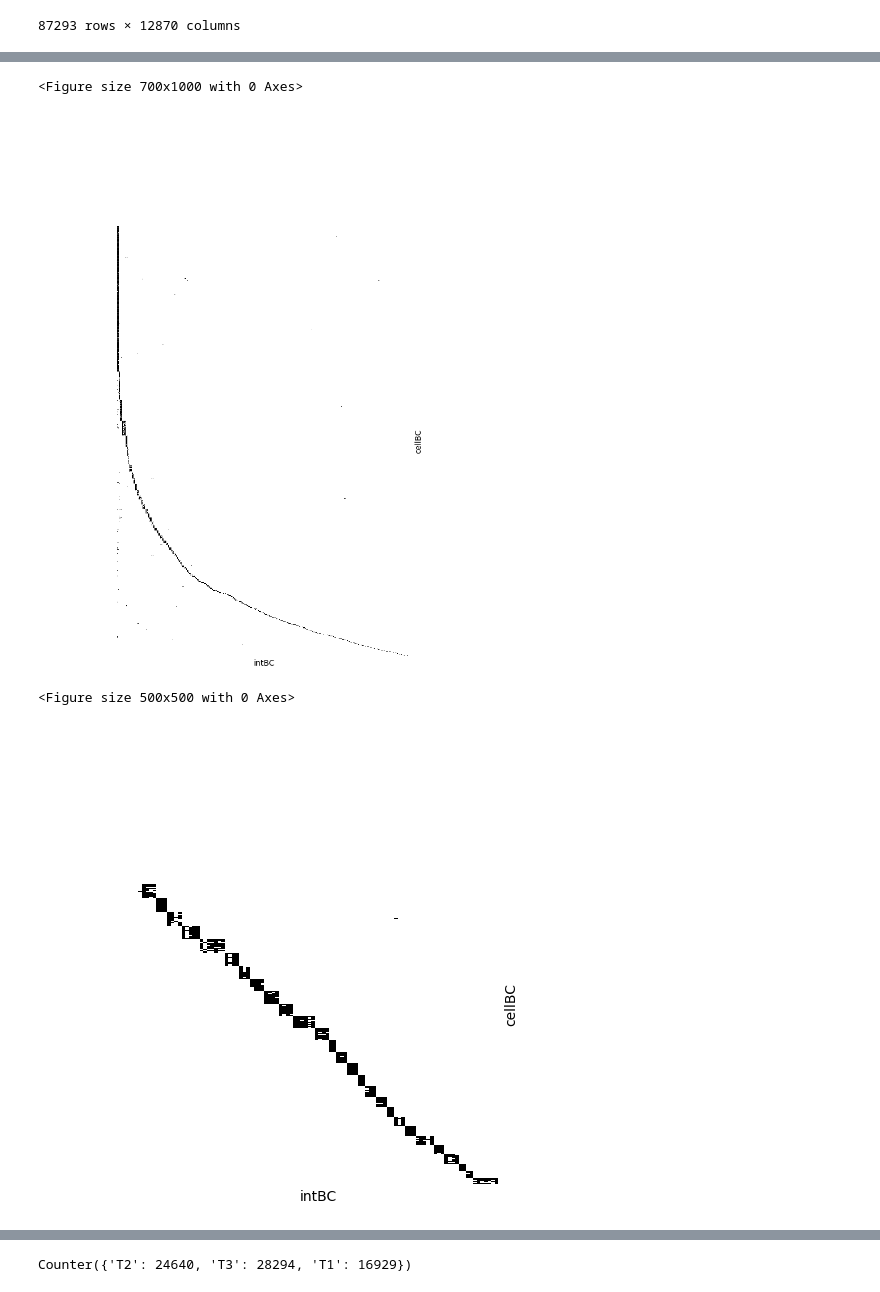
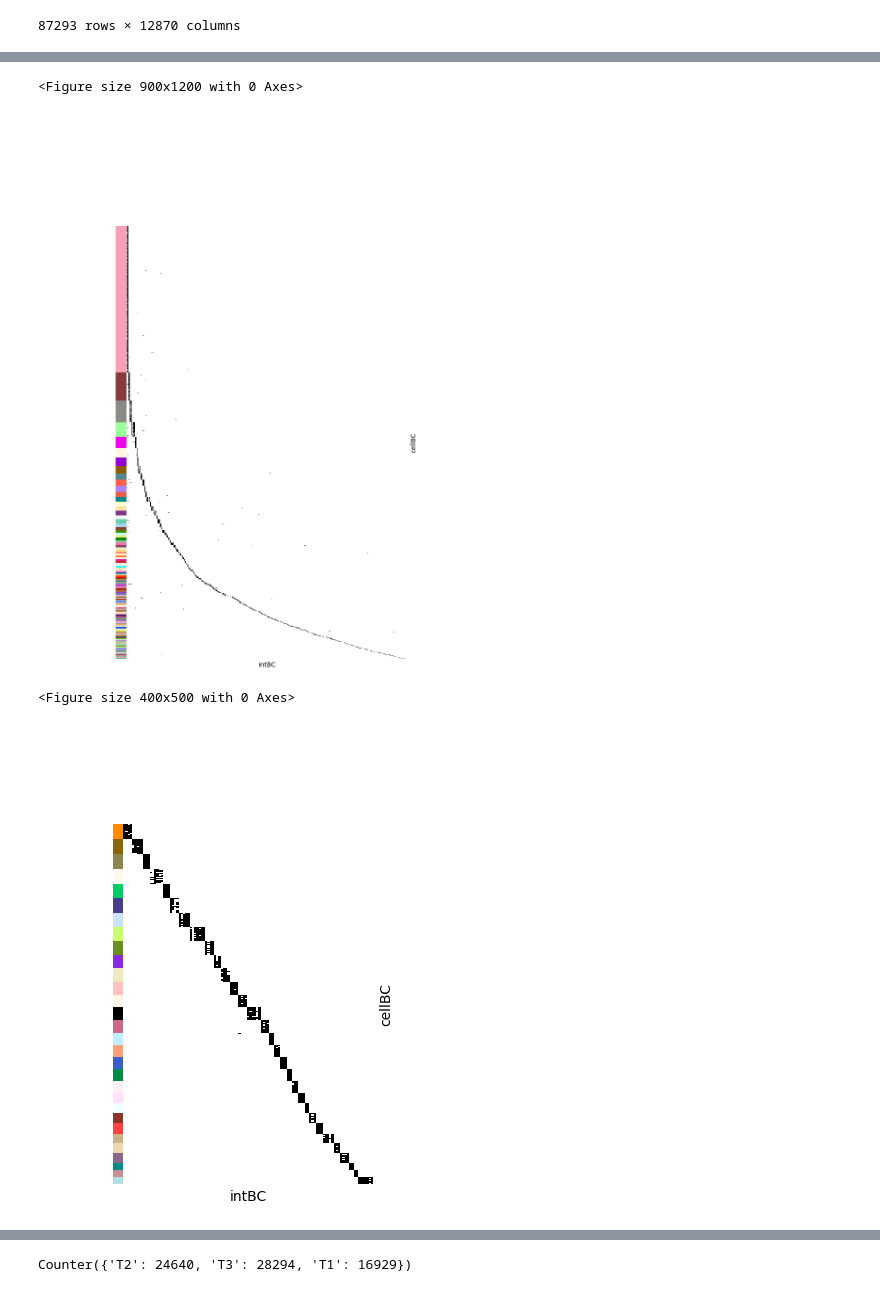
Before and after one commit to liangzhenhou/eTRACER, a Jupyter notebook: LineageTracing/scRNA/step02_clone_detection_and_plot_clonal_dynamics.ipynb, the cells around one changed output, grey strips where cells are left out. Cells and saved outputs as stored; diff of their text form; code cells hidden in the pictures.

```diff
--- a/LineageTracing/scRNA/step02_clone_detection_and_plot_clonal_dynamics.ipynb
+++ b/LineageTracing/scRNA/step02_clone_detection_and_plot_clonal_dynamics.ipynb
@@ -843,0 +880,5 @@ plt.show()
+# %%
+new_lineageGrp = pd.read_csv('/syn1/liangzhen/jinhua_jilab_project/result/DNA_Amplicon/new_lineageGrp.csv')
+new_lineageGrp.index = [ 'C' + str(old_lineageGrp) for old_lineageGrp in new_lineageGrp['old_lineageGrp']]
+new_lineageGrp['new_lineageGrp'] = [ 'C'+ str(new_lineageGrp) for new_lineageGrp in new_lineageGrp['new_lineageGrp']]
+new_lineageGrp
@@ -843,0 +899,3 @@ plt.show()
+# %%
+piv_assigned['lineageGrp'] = [ 'C'+str(lineageGrp) for lineageGrp in piv_assigned['lineageGrp']]
+piv_assigned
@@ -843,0 +917,3 @@ plt.show()
+# %%
+piv_assigned['lineageGrp'] = new_lineageGrp.loc[piv_assigned['lineageGrp'],'new_lineageGrp'].to_list()
+piv_assigned
@@ -844,27 +935,34 @@ plt.show()
 # %%
+color_df = pd.read_csv("/syn1/liangzhen/jinhua_jilab_project/result/DNA_Amplicon/color_lineage_dict.new.csv",sep=',',header=0)
+color_dict = dict(zip(list(color_df.iloc[:,0].astype('str')), list(color_df.iloc[:,1])))
+data_colors = [color_dict[str(lineageGrp)] for lineageGrp in  piv_assigned['lineageGrp']]
+
 piv_assigned_sub = piv_assigned.iloc[:,0:piv_assigned.shape[1]-1]
 piv_assigned_sub[piv_assigned_sub > 0] = 1
 piv_assigned_sub = piv_assigned_sub.loc[:,intBCs_final]
 
 plt.rcParams['pdf.fonttype'] = 42
-plt.gcf().set_size_inches(7, 10)
-ax = sns.clustermap(piv_assigned_sub, cmap='binary',figsize=(7, 10),row_cluster=False,col_cluster=False,yticklabels=False,xticklabels=False)#yticklabels=False,xticklabels=False,,cbar=False,figsize=(7, 7)
+plt.gcf().set_size_inches(9, 12)
+ax = sns.clustermap(piv_assigned_sub, cmap='binary',figsize=(9, 12),row_cluster=False,col_cluster=False,yticklabels=False,xticklabels=False,row_colors=data_colors)
 ax.cax.set_visible(False)
+ax.fig.subplots_adjust(left=0.1)
 plt.savefig('/syn1/liangzhen/jinhua_jilab_project/result/Figures/Figure2.sup/cell_clone_statiBC_heatmap.png',dpi=300)
 plt.show()
 # %% [output]
-<Figure size 700x1000 with 0 Axes>
+<Figure size 900x1200 with 0 Axes>
-[figure, old version]
+[figure, new version]
 # %%
+data_colors = [color_dict[str(lineageGrp)] for lineageGrp in  piv_assigned['lineageGrp'][68435:69863]]
 plt.rcParams['pdf.fonttype'] = 42
-plt.gcf().set_size_inches(5, 5)
-ax = sns.clustermap(piv_assigned_sub.iloc[68363:69863,711:811], cmap='binary',figsize=(5, 5),row_cluster=False,col_cluster=False,yticklabels=False,xticklabels=False)#yticklabels=False,xticklabels=False,,cbar=False,figsize=(7, 7)
+plt.gcf().set_size_inches(4, 5)
+ax = sns.clustermap(piv_assigned_sub.iloc[68435:69863,698:811], cmap='binary',figsize=(4, 5),row_cluster=False,col_cluster=False,yticklabels=False,xticklabels=False,row_colors=data_colors)
 ax.cax.set_visible(False)
-plt.savefig('/syn1/liangzhen/jinhua_jilab_project/result/Figures/Figure2.sup/cell_clone_statiBC_heatmap_final100SBs.pdf')
+ax.fig.subplots_adjust(left=0.1)
+plt.savefig('/syn1/liangzhen/jinhua_jilab_project/result/Figures/Figure2.sup/cell_clone_statiBC_heatmap_final_30clones.pdf')
 plt.show()
 # %% [output]
-<Figure size 500x500 with 0 Axes>
+<Figure size 400x500 with 0 Axes>
-[figure, old version]
+[figure, new version]
 # %%
 piv_assigned_sub
 # %% [output]
```
Also changed, not shown: parts of 15 cells of this notebook.
